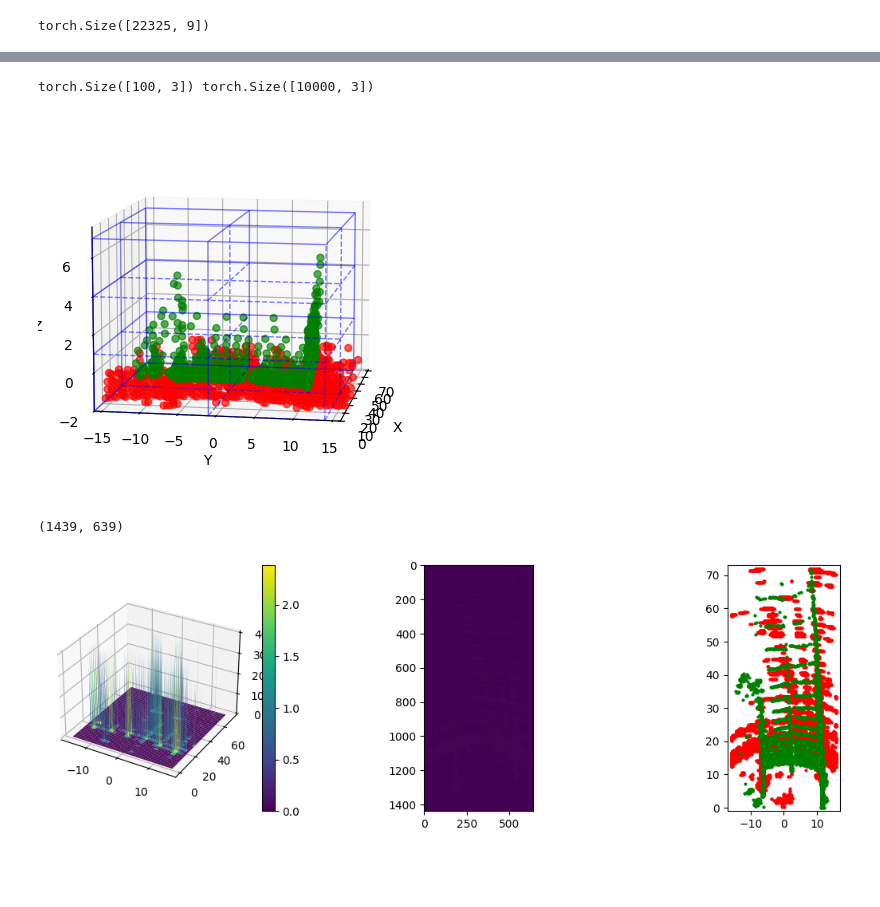
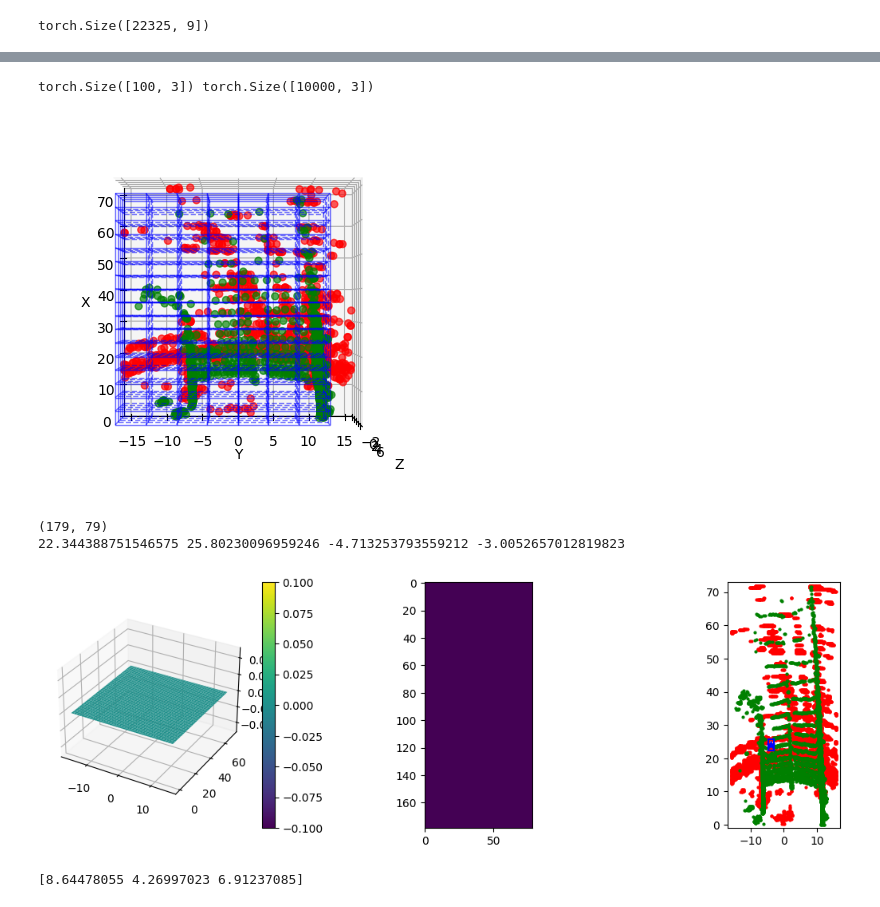
Before and after one commit to juntingdeng/K-Radar, a Jupyter notebook: geo_test.ipynb, the cells around one changed output, grey strips where cells are left out. Drawn from its saved outputs; the diff is of its cells as text; code cells hidden in the pictures; blank space fills up the shorter version.

```diff
--- a/geo_test.ipynb
+++ b/geo_test.ipynb
@@ -28,6 +28,7 @@ cfg = cfg_from_yaml_file(cfg_path, cfg)
 
 x_min, y_min, z_min, x_max, y_max, z_max = cfg.DATASET.roi.xyz
 vsize_xyz = cfg.DATASET.roi.voxel_size
+vsize_xyz = [0.4, 0.4, 0.2]
 x_size = int(np.floor((x_max-x_min)/vsize_xyz[0]))
 y_size = int(np.floor((y_max-y_min)/vsize_xyz[1]))
 z_size = int(np.floor((z_max-z_min)/vsize_xyz[2]))
@@ -223,7 +224,7 @@ ax = fig.add_subplot(111, projection="3d")
 
 segs_in = []
 segs_out = []
-gx, gy, gz = pos_x[::700], pos_y[::300], pos_z[::30]
+gx, gy, gz = pos_x[::10], pos_y[::10], pos_z[::10]
 
 for zi, gzz in enumerate(gz):
     for xi, gxx in enumerate(gx):
@@ -253,45 +254,45 @@ ax.add_collection3d(lc_out)
 
 # draw_voxel_wireframes(ax, pos_x[::400], pos_y[::200], pos_z[::30], [s*t for (s, t) in zip(vsize_xyz, [400, 200, 30])],
 #                       color="blue", linewidth=0.6, alpha=0.50)
 
 rdr_points = batchdata['sp_features'][::10, 0, :]
 ax.scatter(rdr_points[:, 0], rdr_points[:, 1], rdr_points[:, 2], s=25, alpha=0.65, color='r')
 
 
 ldr_points = batchdata['voxels'][::10, 0, :]
 ax.scatter(ldr_points[:, 0], ldr_points[:, 1], ldr_points[:, 2], s=25, alpha=0.65, color='g')
 
 # optional: arrows like your figure (offsets)
 base = rdr_points[::10, :3]
 gt_d_xyz = torch.flip(gt_d, dims=[-1])
 offsets = gt_d_xyz.mean(dim=1)*torch.tensor(vsize_xyz)
 print(base.shape, offsets.shape)
 # ax.quiver(base[:,0], base[:,1], base[:,2],
-#           offsets[:,0], offsets[:,1], offsets[:,2],
+#           offsets[::10,0], offsets[::10,1], offsets[::10,2],
 #           length=1.0, normalize=False, linewidth=1.5)
 
 ax.set_xlabel("X")
 ax.set_ylabel("Y")
 ax.set_zlabel("Z")
 ax.set_xlim([x_min, x_max])
 ax.set_ylim([y_min, y_max])
 ax.set_zlim([z_min, z_max])
-ax.view_init(elev=10, azim=190)
+ax.view_init(elev=90, azim=180)
 ax.invert_yaxis()
 # set_equal_3d(ax, points[:,0], points[:,1], points[:,2])
 plt.show()
 # %% [output]
 torch.Size([100, 3]) torch.Size([10000, 3])
-[figure, old version]
+[figure, new version]
 # %%
 bev = np.zeros((pos_x.shape[0], pos_y.shape[0]))
 print(bev.shape)
 cnt = 0
-for pi, ind in enumerate(radar_st.indices):
-    b, z, y, x = ind
-    # print(b, z, y, x)
-    cnt +=1
-    bev[x][y] += 10
+# for pi, ind in enumerate(radar_st.indices):
+#     b, z, y, x = ind
+#     # print(b, z, y, x)
+#     cnt +=1
+#     bev[x][y] += 10
 
 fig1 = plt.figure(figsize=(14, 4))
 ax1 = fig1.add_subplot(131, projection='3d')
@@ -305,9 +306,26 @@ ax2.imshow(np.flipud(bev))
 ax3 = fig1.add_subplot(133)
 ax3.scatter(radar_st.features[:, 1], radar_st.features[:, 0], s=4, c='r')
 ax3.scatter(lidar_st.features[:, 1], lidar_st.features[:, 0], s=4, c='g')
+
+x, y, z, th, w, l, h = 24.073344860569517, -3.859259747420597, -0.39446028568879465, 0.6625154862580193, 1.7289561090229424, 0.8539940461386147, 0.6912370846406933
+x1, x2 = x-w, x+w
+y1, y2 = y-l, y+l
+print(x1, x2, y1, y2)
+ax3.scatter(np.array([y]), np.array([x]), marker='*', c='b', s=50)
+ax3.plot([y1, y1], [x1, x2], c='b')
+ax3.plot([y2, y2], [x1, x2], c='b')
+ax3.plot([y1, y2], [x1, x1], c='b')
+ax3.plot([y1, y2], [x2, x2], c='b')
+
 ax3.set_ylim([x_min-1, x_max+1])
 ax3.set_xlim([y_min-1, y_max+1])
 ax3.set_aspect('equal')
 # %% [output]
-(1439, 639)
+(179, 79)
+22.344388751546575 25.80230096959246 -4.713253793559212 -3.0052657012819823
-[figure, old version]
+[figure, new version]
+# %%
+bbsize=np.array([2*w, 2*l, 2*h])/vsize_xyz
+print(bbsize)
+# %% [output]
+[8.64478055 4.26997023 6.91237085]
```
Also changed, not shown: parts of 12 cells of this notebook, 9 other files.
